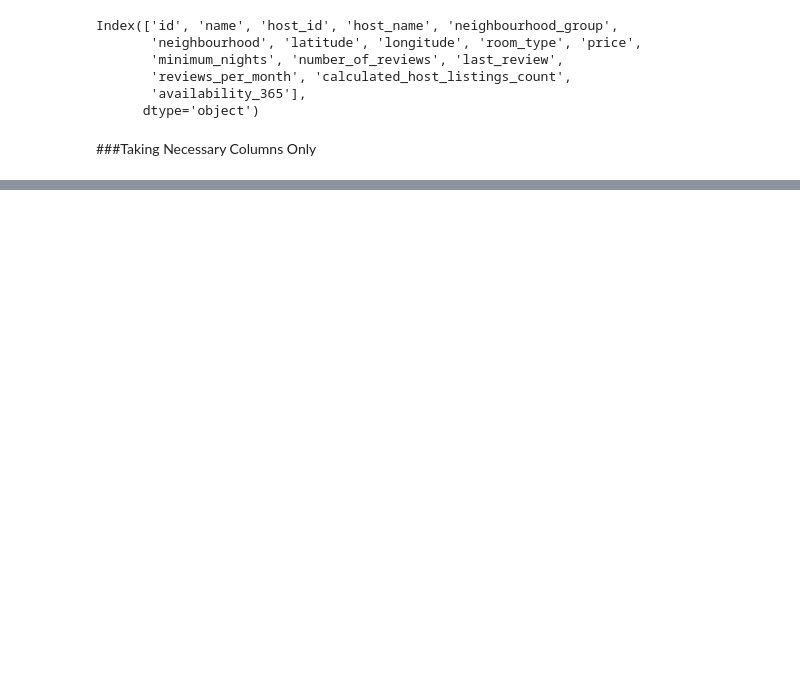
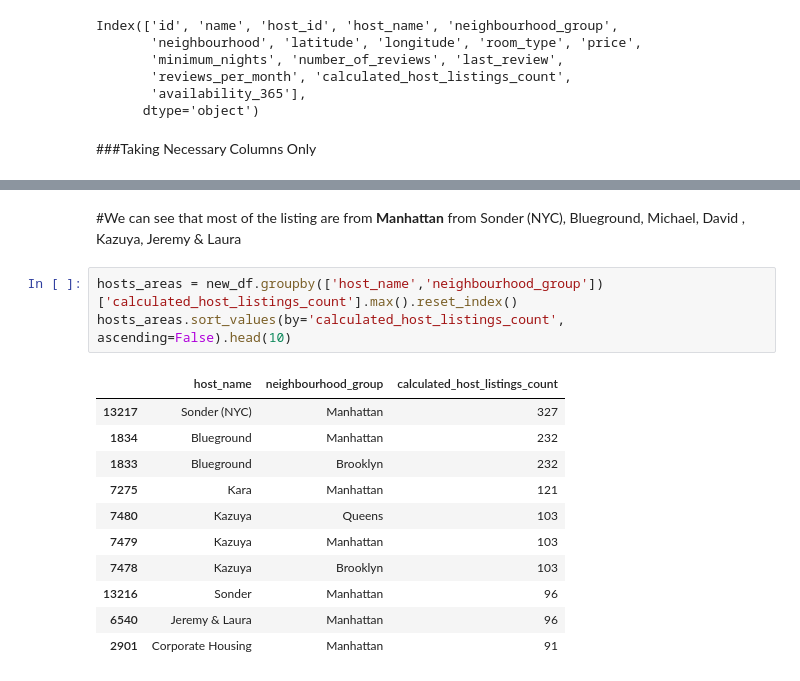
Before and after one commit to Eshaan2601/Airbnb-Booking-Analysis-EDA, a Jupyter notebook: Airbnb(Eshaan).ipynb, the cells around one changed output, grey strips where cells are left out. Drawn from its saved outputs; the diff is of its cells as text; blank space fills up the shorter version.

```diff
--- a/Airbnb(Eshaan).ipynb
+++ b/Airbnb(Eshaan).ipynb
@@ -116,0 +123,19 @@ new_data.head(5)
+# %% [markdown]
+
+
+#We can see that most of the listing are from **Manhattan** from Sonder (NYC), Blueground, Michael, David	, Kazuya, Jeremy & Laura
+# %%
+hosts_areas = new_df.groupby(['host_name','neighbourhood_group'])['calculated_host_listings_count'].max().reset_index()
+hosts_areas.sort_values(by='calculated_host_listings_count', ascending=False).head(10)
+# %% [output]
+|  | host_name | neighbourhood_group | calculated_host_listings_count |
+| 13217 | Sonder (NYC) | Manhattan | 327 |
+| 1834 | Blueground | Manhattan | 232 |
+| 1833 | Blueground | Brooklyn | 232 |
+| 7275 | Kara | Manhattan | 121 |
+| 7480 | Kazuya | Queens | 103 |
+| 7479 | Kazuya | Manhattan | 103 |
+| 7478 | Kazuya | Brooklyn | 103 |
+| 13216 | Sonder | Manhattan | 96 |
+| 6540 | Jeremy & Laura | Manhattan | 96 |
+| 2901 | Corporate Housing | Manhattan | 91 |
```
Also changed, not shown: parts of 14 cells of this notebook.
